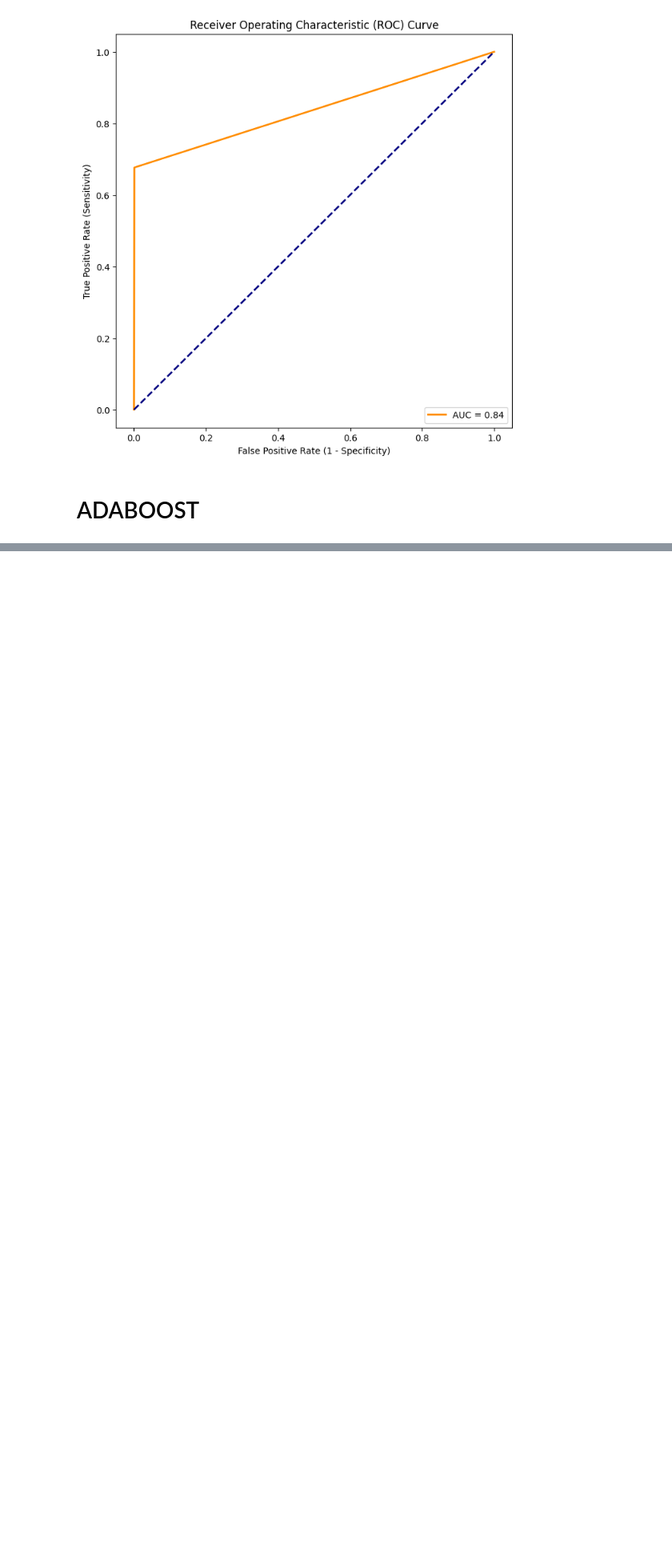
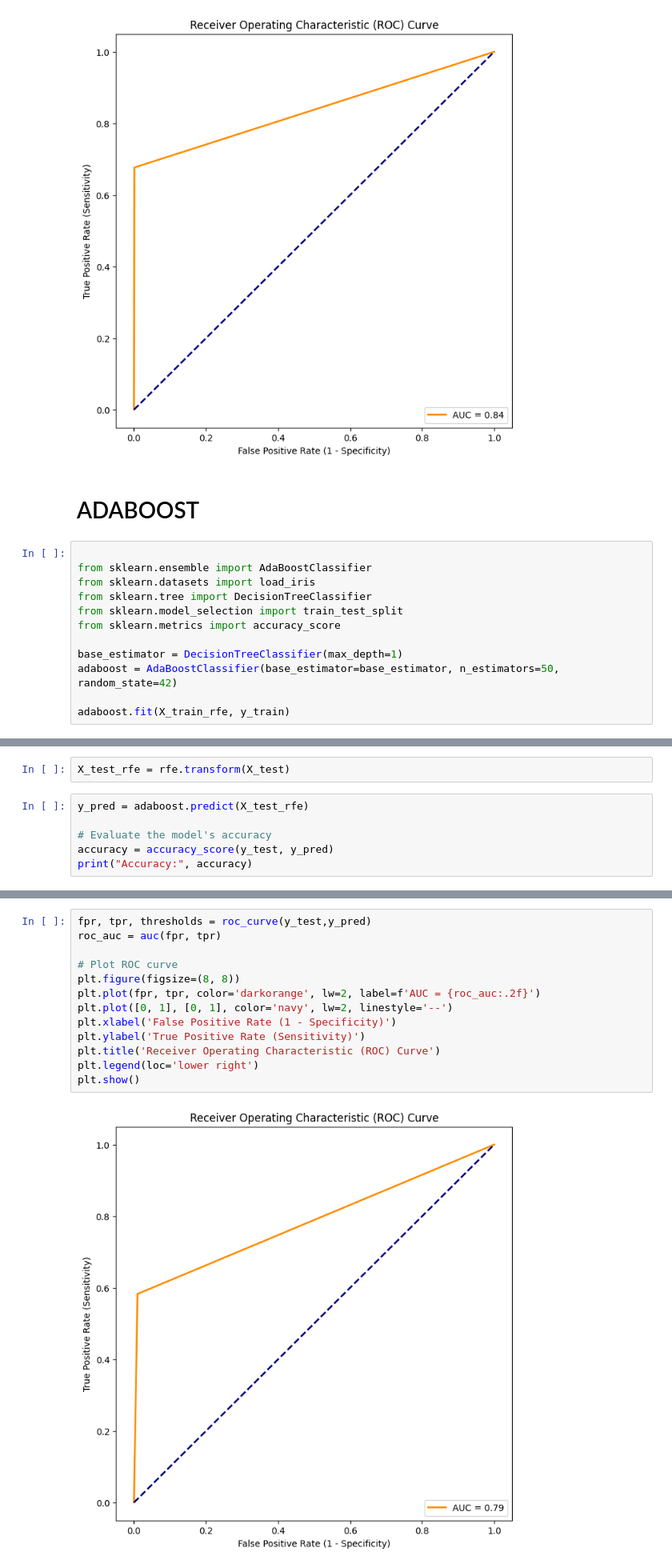
Before and after one commit to v-dev688/THE_CREDIT_CARD_PROJECT, a Jupyter notebook: 5. FINAL MODEL/IMPROVED_MODELS.ipynb, the cells around one changed output, grey strips where cells are left out. Shown: that part at 80% size. Cells and saved outputs as stored; diff of their text form; blank space fills up the shorter version.

```diff
--- a/5. FINAL MODEL/IMPROVED_MODELS.ipynb
+++ b/5. FINAL MODEL/IMPROVED_MODELS.ipynb
@@ -153,3 +153,15 @@ plt.show()
 [figure]
 # %% [markdown]
 # ADABOOST
+# %%
+
+from sklearn.ensemble import AdaBoostClassifier
+from sklearn.datasets import load_iris
+from sklearn.tree import DecisionTreeClassifier
+from sklearn.model_selection import train_test_split
+from sklearn.metrics import accuracy_score
+
+base_estimator = DecisionTreeClassifier(max_depth=1)
+adaboost = AdaBoostClassifier(base_estimator=base_estimator, n_estimators=50, random_state=42)
+
+adaboost.fit(X_train_rfe, y_train)
@@ -155,0 +171,8 @@ plt.show()
+# %%
+X_test_rfe = rfe.transform(X_test)
+# %%
+y_pred = adaboost.predict(X_test_rfe)
+
+# Evaluate the model's accuracy
+accuracy = accuracy_score(y_test, y_pred)
+print("Accuracy:", accuracy)
@@ -155,0 +200,15 @@ plt.show()
+# %%
+fpr, tpr, thresholds = roc_curve(y_test,y_pred)
+roc_auc = auc(fpr, tpr)
+
+# Plot ROC curve
+plt.figure(figsize=(8, 8))
+plt.plot(fpr, tpr, color='darkorange', lw=2, label=f'AUC = {roc_auc:.2f}')
+plt.plot([0, 1], [0, 1], color='navy', lw=2, linestyle='--')
+plt.xlabel('False Positive Rate (1 - Specificity)')
+plt.ylabel('True Positive Rate (Sensitivity)')
+plt.title('Receiver Operating Characteristic (ROC) Curve')
+plt.legend(loc='lower right')
+plt.show()
+# %% [output]
+[figure, added]
```
Also changed, not shown: parts of 14 cells of this notebook, 1 other file.
